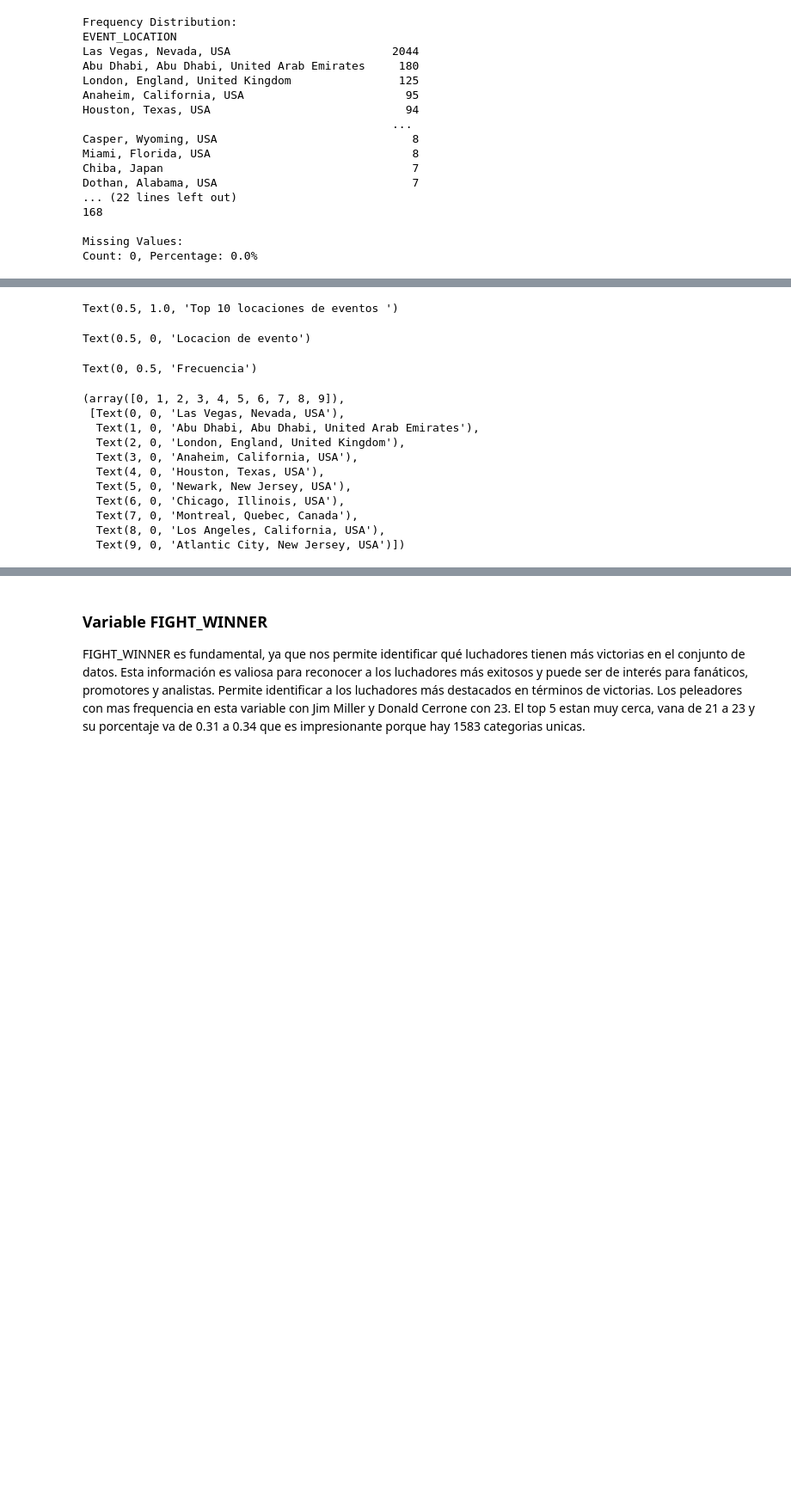
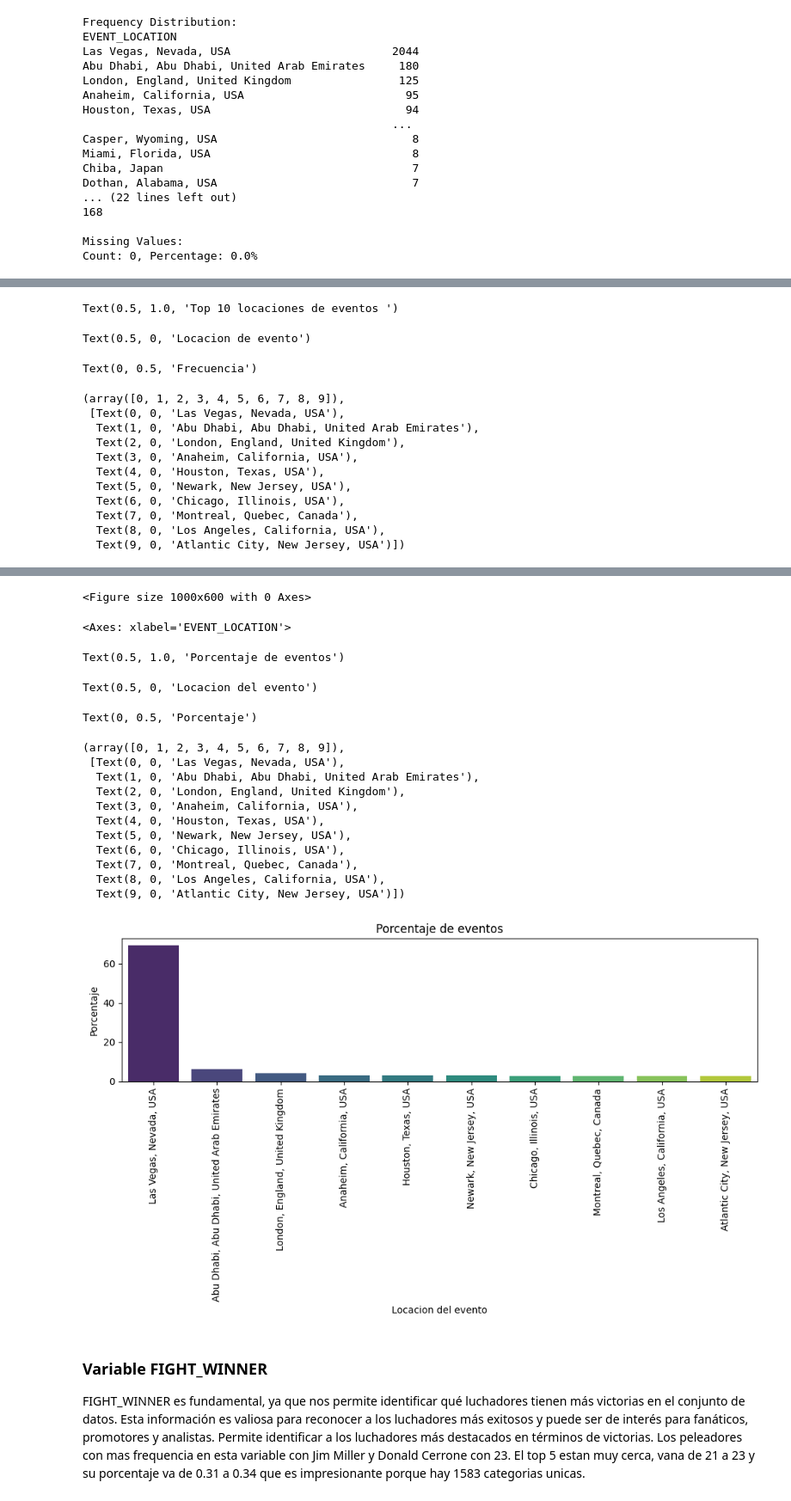
Before and after one commit to YaotecatlMtz/analisisUFC, a Jupyter notebook: primeraEntregaProyecto.ipynb, the cells around one changed output, grey strips where cells are left out. Shown at 86% size. Saved outputs shown, nothing was run; the diff lists cells and outputs as text; code cells hidden in the pictures; blank space fills up the shorter version.

```diff
--- a/primeraEntregaProyecto.ipynb
+++ b/primeraEntregaProyecto.ipynb
@@ -992,33 +979,62 @@ import matplotlib.pyplot as plt
 event_location = df['EVENT_LOCATION'].value_counts()
 
 top_10_event_location = event_location.head(10)
 
 plt.figure(figsize=(10, 6))
 top_10_event_location.plot(kind='bar', color='skyblue', edgecolor='black')
 plt.title('Top 10 locaciones de eventos ')
 plt.xlabel('Locacion de evento')
 plt.ylabel('Frecuencia')
 plt.xticks(rotation=90)
 plt.tight_layout()
 plt.show()
+
+total_events = top_10_event_location.sum()
+percentage = (top_10_event_location / total_events) * 100
+
+plt.figure(figsize=(10, 6))
+sns.barplot(x=percentage.index, y=percentage.values, palette='viridis')
+plt.title('Porcentaje de eventos')
+plt.xlabel('Locacion del evento')
+plt.ylabel('Porcentaje')
+plt.xticks(rotation=90)
+plt.tight_layout()
+plt.show()
 # %% [output]
 <Figure size 1000x600 with 0 Axes>
 <Axes: xlabel='EVENT_LOCATION'>
 Text(0.5, 1.0, 'Top 10 locaciones de eventos ')
 Text(0.5, 0, 'Locacion de evento')
 Text(0, 0.5, 'Frecuencia')
 (array([0, 1, 2, 3, 4, 5, 6, 7, 8, 9]),
  [Text(0, 0, 'Las Vegas, Nevada, USA'),
   Text(1, 0, 'Abu Dhabi, Abu Dhabi, United Arab Emirates'),
   Text(2, 0, 'London, England, United Kingdom'),
   Text(3, 0, 'Anaheim, California, USA'),
   Text(4, 0, 'Houston, Texas, USA'),
   Text(5, 0, 'Newark, New Jersey, USA'),
   Text(6, 0, 'Chicago, Illinois, USA'),
   Text(7, 0, 'Montreal, Quebec, Canada'),
   Text(8, 0, 'Los Angeles, California, USA'),
   Text(9, 0, 'Atlantic City, New Jersey, USA')])
 [figure]
+<Figure size 1000x600 with 0 Axes>
+<Axes: xlabel='EVENT_LOCATION'>
+Text(0.5, 1.0, 'Porcentaje de eventos')
+Text(0.5, 0, 'Locacion del evento')
+Text(0, 0.5, 'Porcentaje')
+(array([0, 1, 2, 3, 4, 5, 6, 7, 8, 9]),
+ [Text(0, 0, 'Las Vegas, Nevada, USA'),
+  Text(1, 0, 'Abu Dhabi, Abu Dhabi, United Arab Emirates'),
+  Text(2, 0, 'London, England, United Kingdom'),
+  Text(3, 0, 'Anaheim, California, USA'),
+  Text(4, 0, 'Houston, Texas, USA'),
+  Text(5, 0, 'Newark, New Jersey, USA'),
+  Text(6, 0, 'Chicago, Illinois, USA'),
+  Text(7, 0, 'Montreal, Quebec, Canada'),
+  Text(8, 0, 'Los Angeles, California, USA'),
+  Text(9, 0, 'Atlantic City, New Jersey, USA')])
+[figure, added]
 # %% [markdown]
 ### Variable FIGHT_WINNER
 FIGHT_WINNER es fundamental, ya que nos permite identificar qué luchadores tienen más victorias en el conjunto de datos. Esta información es valiosa para reconocer a los luchadores más exitosos y puede ser de interés para fanáticos, promotores y analistas. Permite identificar a los luchadores más destacados en términos de victorias. Los peleadores con mas frequencia en esta variable con Jim Miller y Donald Cerrone con 23. El top 5 estan muy cerca, vana de 21 a 23 y su porcentaje va de 0.31 a 0.34 que es impresionante porque hay 1583 categorias unicas.
```
Also changed, not shown: parts of 11 cells of this notebook.
